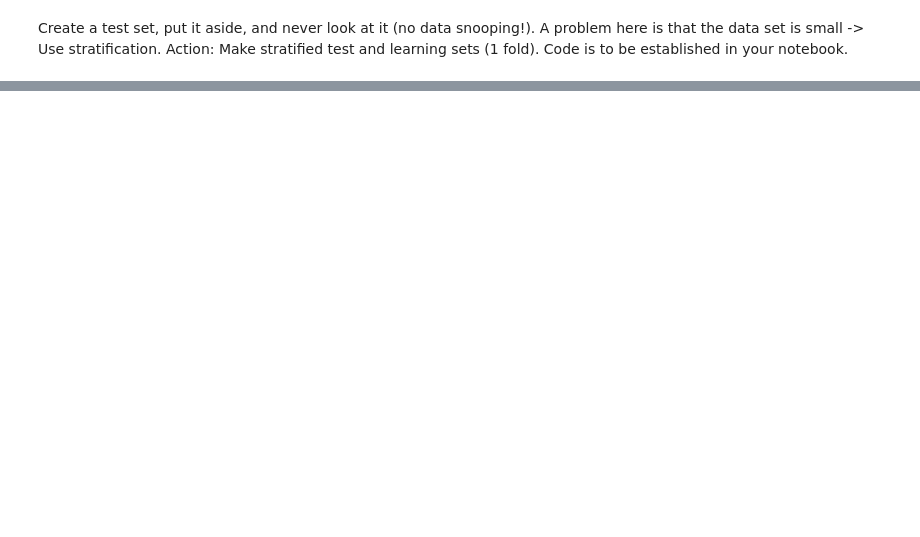
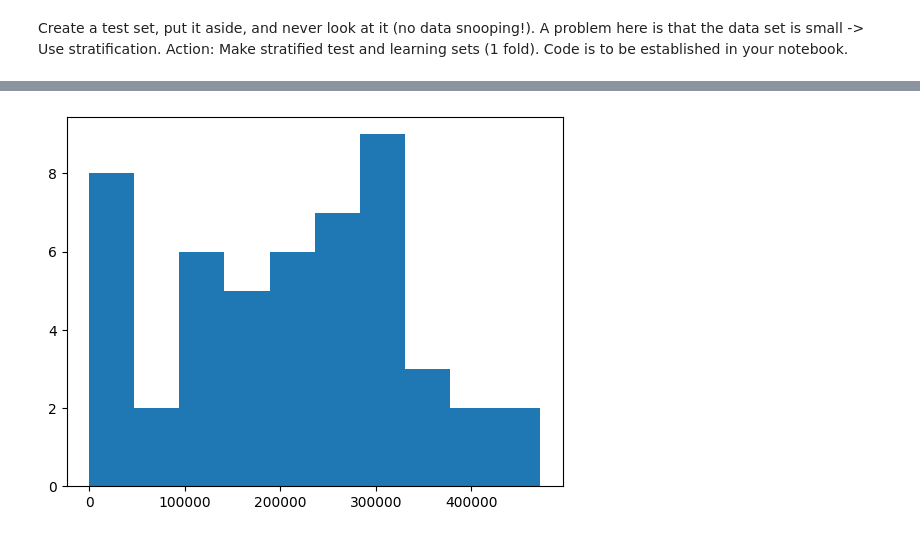
Before and after one commit to KacperBytnar/Machine_Learning_Evaluate_new_startups_profit, a Jupyter notebook: calcs/50-Startups_ML_Mandatory-Assignment.ipynb, the cells around one changed output, grey strips where cells are left out. Saved outputs shown, nothing was run; the diff lists cells and outputs as text; code cells hidden in the pictures; blank space fills up the shorter version.

```diff
--- a/calcs/50-Startups_ML_Mandatory-Assignment.ipynb
+++ b/calcs/50-Startups_ML_Mandatory-Assignment.ipynb
@@ -79,0 +182,6 @@ for train_index, test_index in splitter.split(dataset, dataset["Marketing Spend"
+# %%
+# Histogram of Market Spendings
+plt.hist(data=dataset,x='Marketing Spend')
+plt.show()
+# %% [output]
+[figure, added]
```
Also changed, not shown: parts of 14 cells of this notebook, 1 other file.
